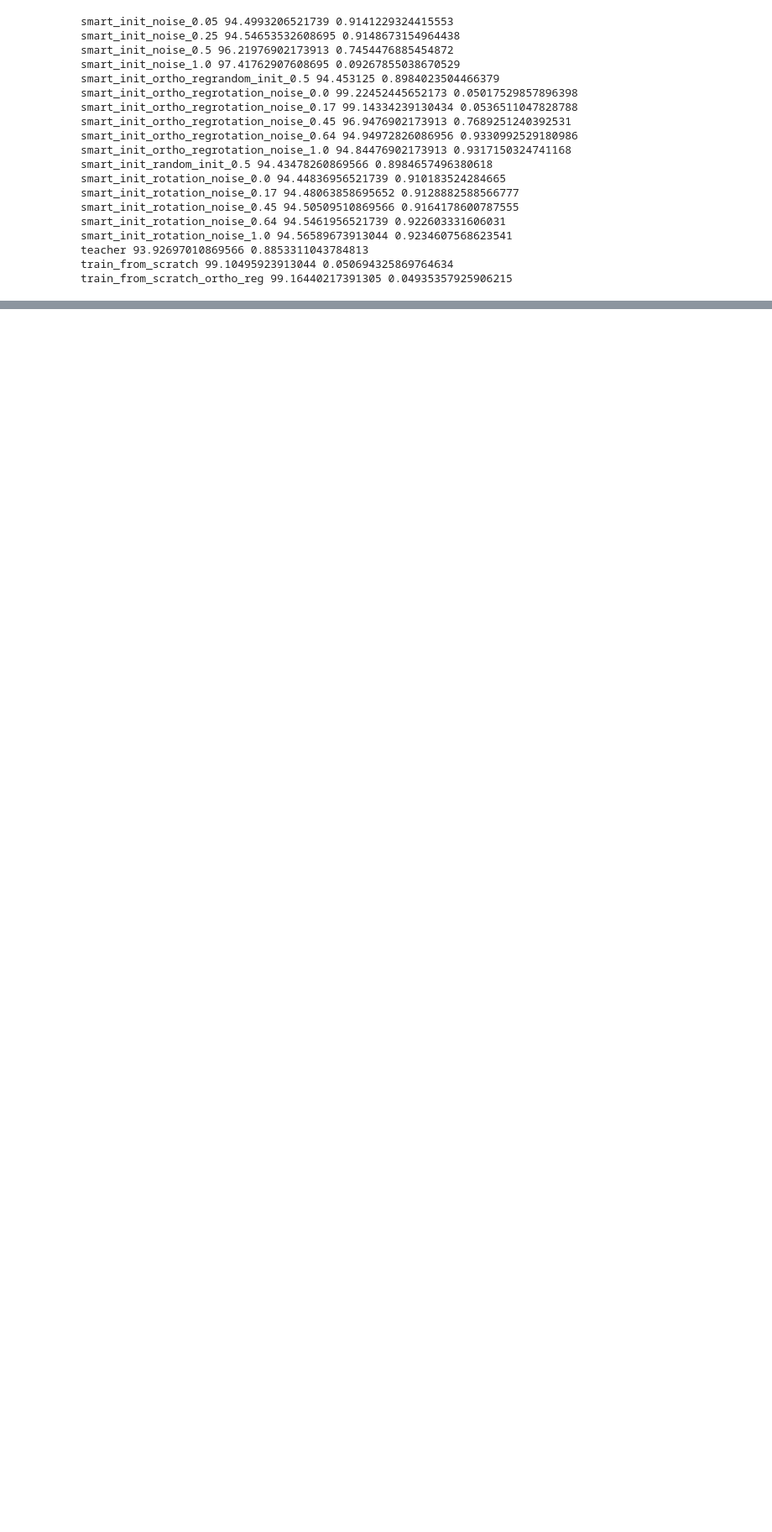
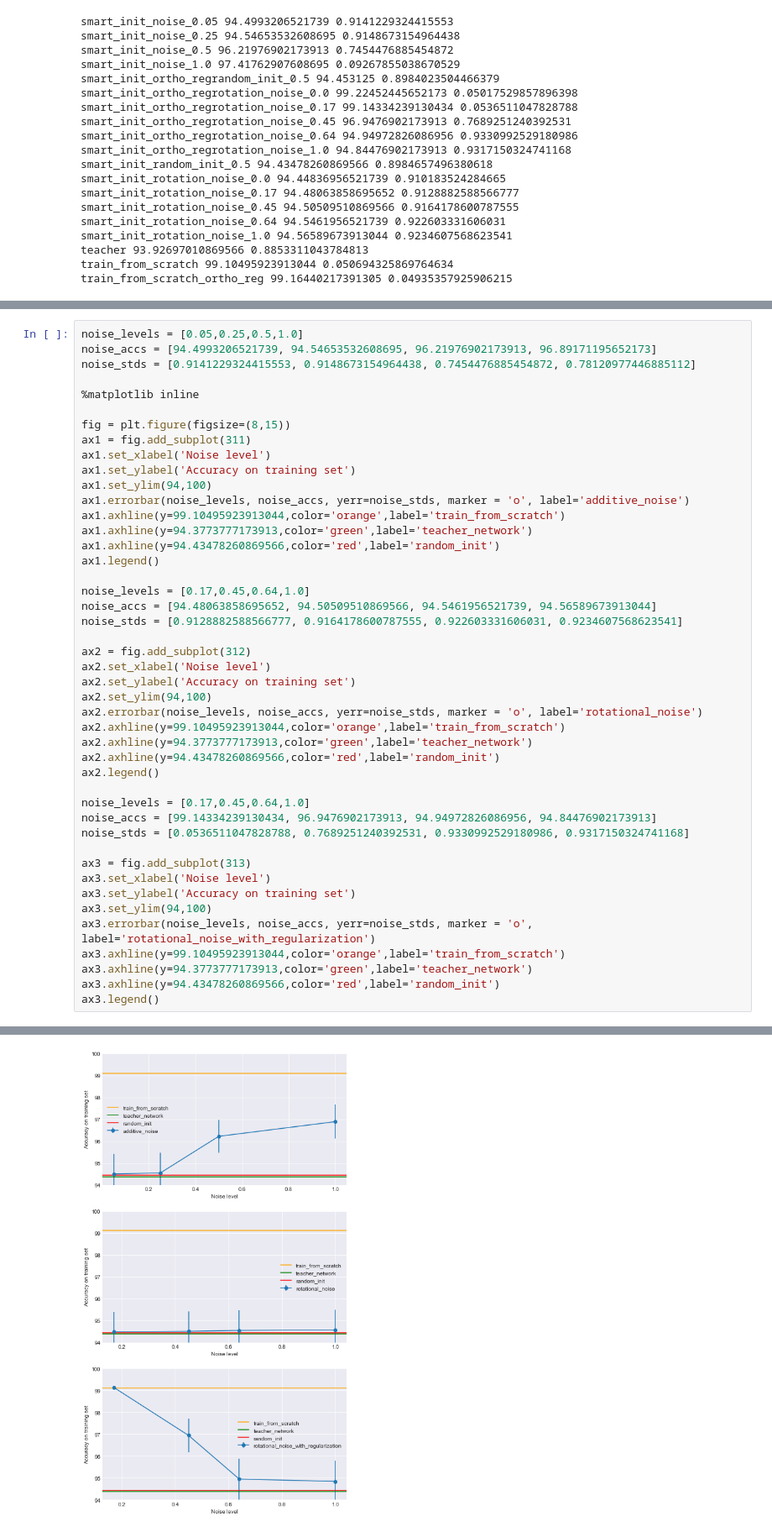
Before and after one commit to mshalvagal/weightSymmetry, a Jupyter notebook: notebooks/MNIST Net2Net Symmetry-Breaking.ipynb, the cells around one changed output, grey strips where cells are left out. Shown at 84% size. Cells and saved outputs as stored; diff of their text form; blank space fills up the shorter version.

```diff
--- a/notebooks/MNIST Net2Net noise analysis.ipynb
+++ b/notebooks/MNIST Net2Net Symmetry-Breaking.ipynb
@@ -498,0 +247,46 @@ def generate_rotated_vector(rot_angle, x):
+# %%
+noise_levels = [0.05,0.25,0.5,1.0]
+noise_accs = [94.4993206521739, 94.54653532608695, 96.21976902173913, 96.89171195652173]
+noise_stds = [0.9141229324415553, 0.9148673154964438, 0.7454476885454872, 0.78120977446885112]
+
+%matplotlib inline
+
+fig = plt.figure(figsize=(8,15))
+ax1 = fig.add_subplot(311)
+ax1.set_xlabel('Noise level')
+ax1.set_ylabel('Accuracy on training set')
+ax1.set_ylim(94,100)
+ax1.errorbar(noise_levels, noise_accs, yerr=noise_stds, marker = 'o', label='additive_noise')
+ax1.axhline(y=99.10495923913044,color='orange',label='train_from_scratch')
+ax1.axhline(y=94.3773777173913,color='green',label='teacher_network')
+ax1.axhline(y=94.43478260869566,color='red',label='random_init')
+ax1.legend()
+
+noise_levels = [0.17,0.45,0.64,1.0]
+noise_accs = [94.48063858695652, 94.50509510869566, 94.5461956521739, 94.56589673913044]
+noise_stds = [0.9128882588566777, 0.9164178600787555, 0.922603331606031, 0.9234607568623541]
+
+ax2 = fig.add_subplot(312)
+ax2.set_xlabel('Noise level')
+ax2.set_ylabel('Accuracy on training set')
+ax2.set_ylim(94,100)
+ax2.errorbar(noise_levels, noise_accs, yerr=noise_stds, marker = 'o', label='rotational_noise')
+ax2.axhline(y=99.10495923913044,color='orange',label='train_from_scratch')
+ax2.axhline(y=94.3773777173913,color='green',label='teacher_network')
+ax2.axhline(y=94.43478260869566,color='red',label='random_init')
+ax2.legend()
+
+noise_levels = [0.17,0.45,0.64,1.0]
+noise_accs = [99.14334239130434, 96.9476902173913, 94.94972826086956, 94.84476902173913]
+noise_stds = [0.0536511047828788, 0.7689251240392531, 0.9330992529180986, 0.9317150324741168]
+
+ax3 = fig.add_subplot(313)
+ax3.set_xlabel('Noise level')
+ax3.set_ylabel('Accuracy on training set')
+ax3.set_ylim(94,100)
+ax3.errorbar(noise_levels, noise_accs, yerr=noise_stds, marker = 'o', label='rotational_noise_with_regularization')
+ax3.axhline(y=99.10495923913044,color='orange',label='train_from_scratch')
+ax3.axhline(y=94.3773777173913,color='green',label='teacher_network')
+ax3.axhline(y=94.43478260869566,color='red',label='random_init')
+ax3.legend()
+# %% [output]
@@ -498,0 +294 @@ def generate_rotated_vector(rot_angle, x):
+[figure, added]
```
Also changed, not shown: parts of 43 cells of this notebook, 6 other files.
